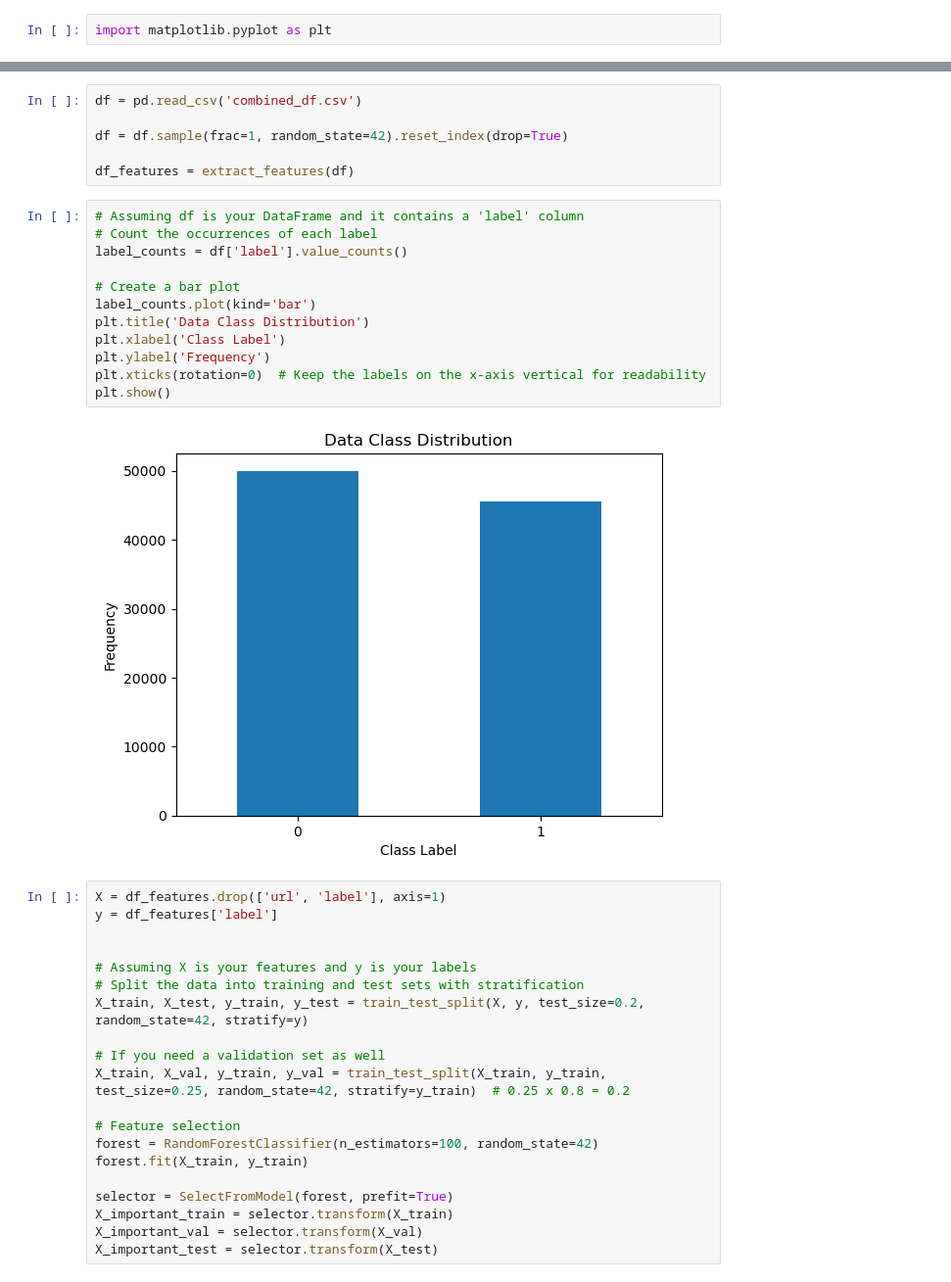
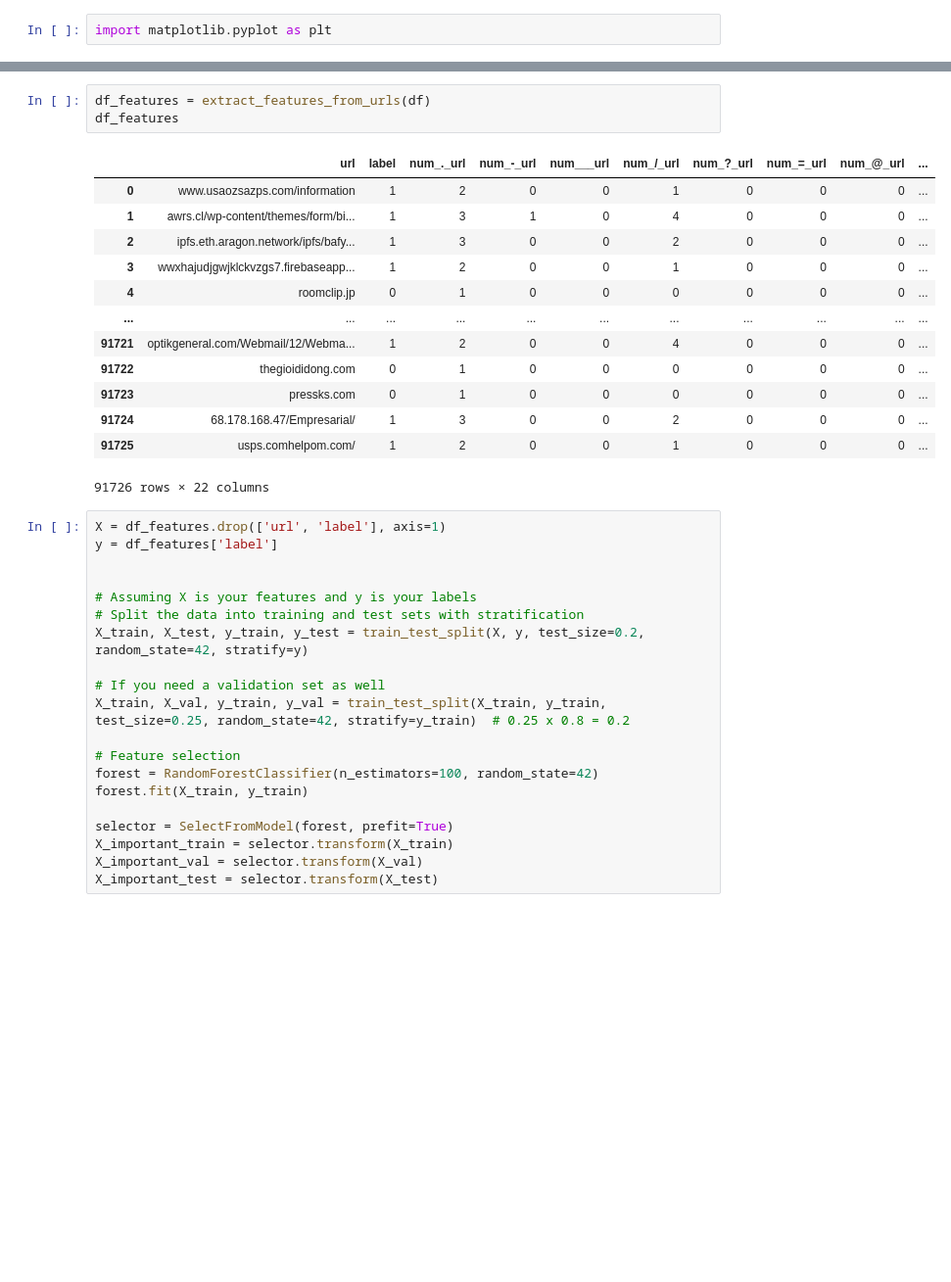
Before and after one commit to BarGoldman/Final-Project-Machine-Learning-Phishing-URL, a Jupyter notebook: Random_forest_model.ipynb, the cells around one changed output, grey strips where cells are left out. Shown: that part at 98% size. Cells and saved outputs as stored; diff of their text form; blank space fills up the shorter version.

```diff
--- a/Random_forest_model.ipynb
+++ b/Random_forest_model.ipynb
@@ -64,23 +242,20 @@ def extract_features(df):
 # %%
-df = pd.read_csv('combined_df.csv')
-
-df = df.sample(frac=1, random_state=42).reset_index(drop=True)
-
-df_features = extract_features(df)
+df_features = extract_features_from_urls(df)
+df_features
+# %% [output]
+|  | url | label | num_._url | num_-_url | num___url | num_/_url | num_?_url | num_=_url | num_@_url | ... |
+| 0 | www.usaozsazps.com/information | 1 | 2 | 0 | 0 | 1 | 0 | 0 | 0 | ... |
+| 1 | awrs.cl/wp-content/themes/form/bi... | 1 | 3 | 1 | 0 | 4 | 0 | 0 | 0 | ... |
+| 2 | ipfs.eth.aragon.network/ipfs/bafy... | 1 | 3 | 0 | 0 | 2 | 0 | 0 | 0 | ... |
+| 3 | wwxhajudjgwjklckvzgs7.firebaseapp... | 1 | 2 | 0 | 0 | 1 | 0 | 0 | 0 | ... |
+| 4 | roomclip.jp | 0 | 1 | 0 | 0 | 0 | 0 | 0 | 0 | ... |
+| ... | ... | ... | ... | ... | ... | ... | ... | ... | ... | ... |
+| 91721 | optikgeneral.com/Webmail/12/Webma... | 1 | 2 | 0 | 0 | 4 | 0 | 0 | 0 | ... |
+| 91722 | thegioididong.com | 0 | 1 | 0 | 0 | 0 | 0 | 0 | 0 | ... |
+| 91723 | pressks.com | 0 | 1 | 0 | 0 | 0 | 0 | 0 | 0 | ... |
+| 91724 | 68.178.168.47/Empresarial/ | 1 | 3 | 0 | 0 | 2 | 0 | 0 | 0 | ... |
+| 91725 | usps.comhelpom.com/ | 1 | 2 | 0 | 0 | 1 | 0 | 0 | 0 | ... |
+91726 rows × 22 columns
-# %%
-# Assuming df is your DataFrame and it contains a 'label' column
-# Count the occurrences of each label
-label_counts = df['label'].value_counts()
-
-# Create a bar plot
-label_counts.plot(kind='bar')
-plt.title('Data Class Distribution')
-plt.xlabel('Class Label')
-plt.ylabel('Frequency')
-plt.xticks(rotation=0)  # Keep the labels on the x-axis vertical for readability
-plt.show()
-# %% [output]
-[figure, removed]
 # %%
 X = df_features.drop(['url', 'label'], axis=1)
 y = df_features['label']
```
Also changed, not shown: parts of 12 cells of this notebook.
